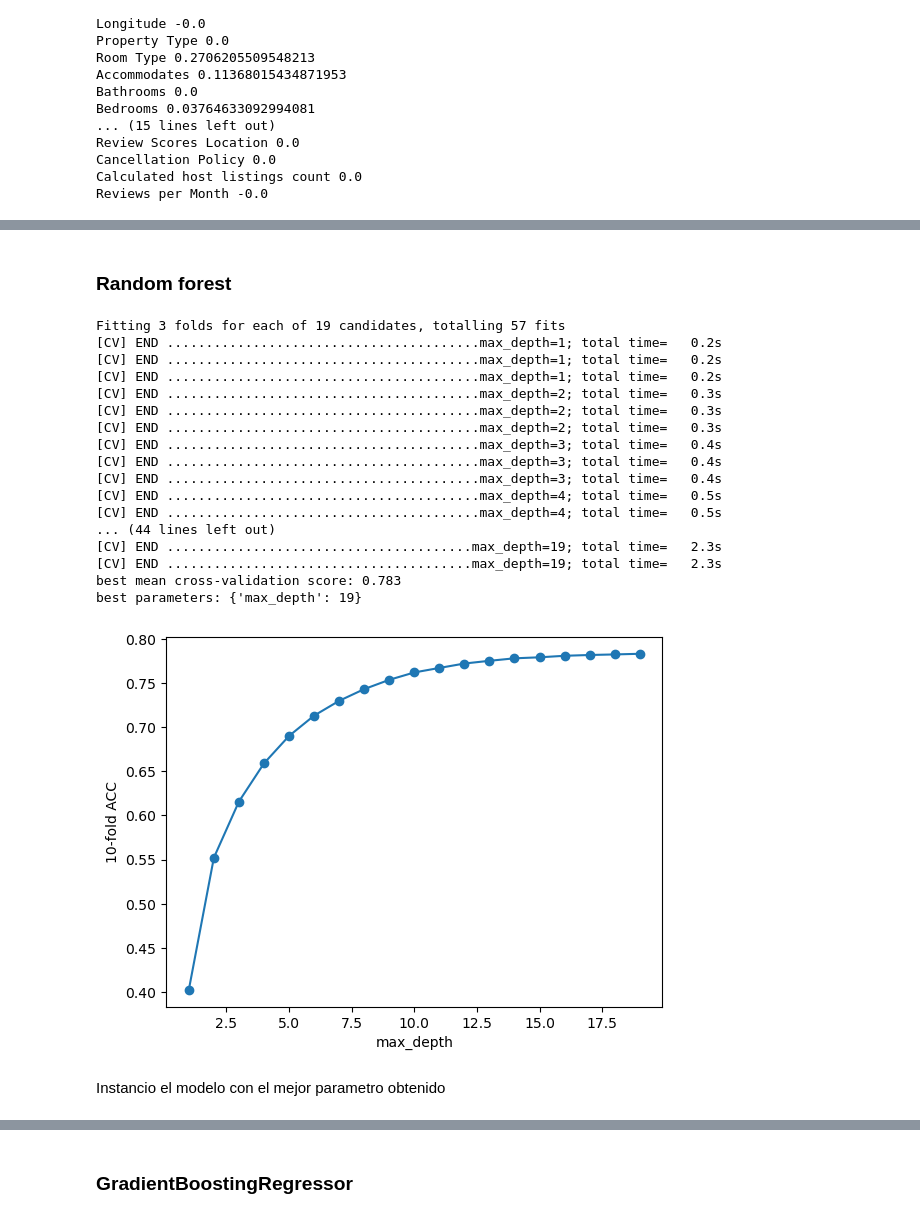
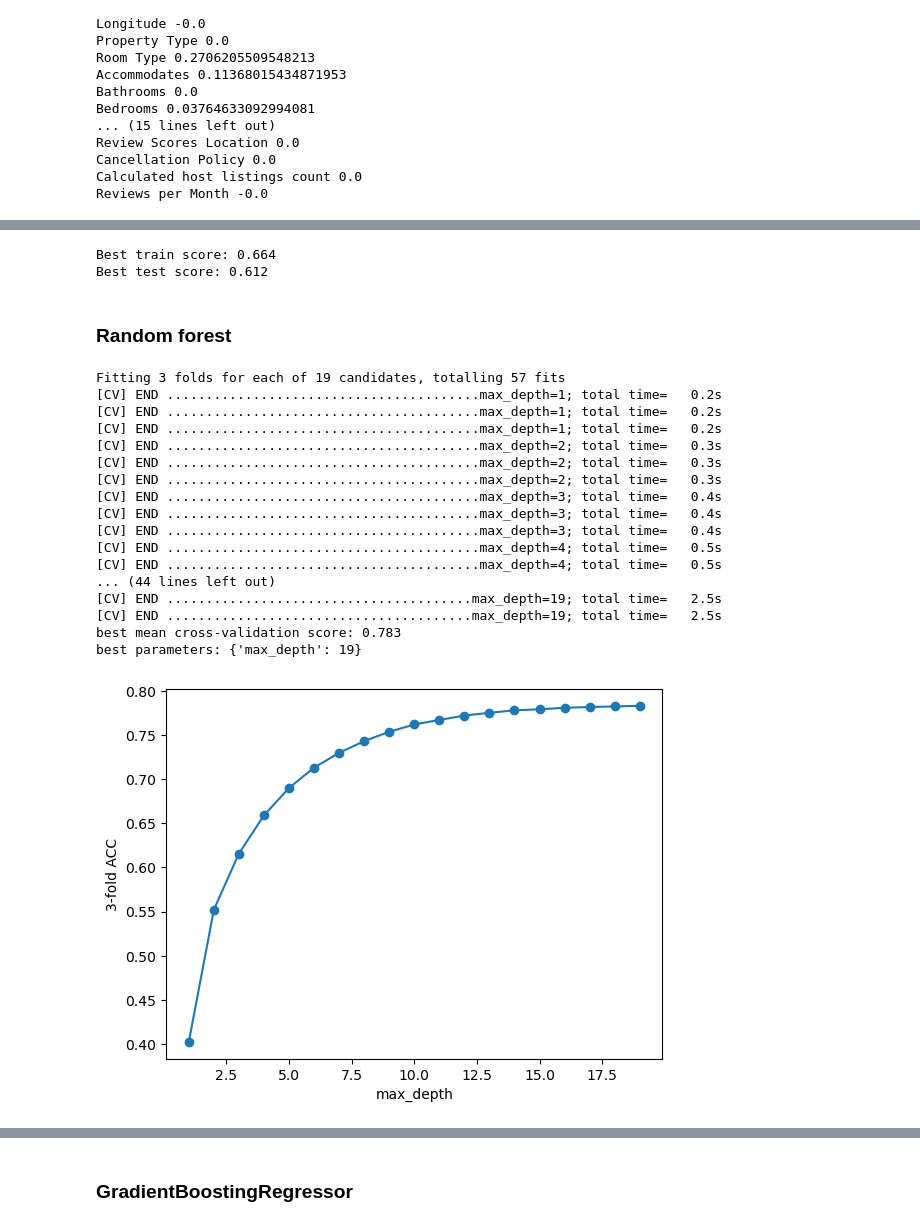
Before and after one commit to maxlloris/Practica_Machine_Learning, a Jupyter notebook: Practica_Machine_Learning_Maximo_Lloris.ipynb, the cells around one changed output, grey strips where cells are left out. Drawn from its saved outputs; the diff is of its cells as text; code cells hidden in the pictures.

```diff
--- a/Practica_Machine_Learning_Maximo_Lloris.ipynb
+++ b/Practica_Machine_Learning_Maximo_Lloris.ipynb
@@ -1021,3 +1039,15 @@ Reviews per Month -0.0
+# %%
+n_neighbours = grid.best_params_['n_neighbors']
+knn = KNeighborsRegressor(n_neighbors= n_neighbours).fit(X_train, y_train)
+
+train_score = knn.score(X_train, y_train)
+test_score = knn.score(X_test, y_test)
+
+print("Best train score: {:.3f}".format(train_score))
+print("Best test score: {:.3f}".format(test_score))
+# %% [output]
+Best train score: 0.664
+Best test score: 0.612
 # %% [markdown]
 ### Random forest
 # %%
@@ -1026,39 +1056,37 @@ from sklearn.ensemble import RandomForestRegressor
 maxDepth = range(1,20)
 tuned_parameters = {'max_depth': maxDepth}
 
 grid = GridSearchCV(RandomForestRegressor(random_state=0, n_estimators=200, max_features='sqrt'), param_grid=tuned_parameters,cv=3, verbose=2)
 grid.fit(X_train, y_train)
 
 print("best mean cross-validation score: {:.3f}".format(grid.best_score_))
 print("best parameters: {}".format(grid.best_params_))
 
 scores = np.array(grid.cv_results_['mean_test_score'])
 plt.plot(maxDepth,scores,'-o')
 plt.xlabel('max_depth')
-plt.ylabel('10-fold ACC')
+plt.ylabel('3-fold ACC')
 
 plt.show()
 # %% [output]
 Fitting 3 folds for each of 19 candidates, totalling 57 fits
 [CV] END ........................................max_depth=1; total time=   0.2s
 [CV] END ........................................max_depth=1; total time=   0.2s
 [CV] END ........................................max_depth=1; total time=   0.2s
 [CV] END ........................................max_depth=2; total time=   0.3s
 [CV] END ........................................max_depth=2; total time=   0.3s
 [CV] END ........................................max_depth=2; total time=   0.3s
 [CV] END ........................................max_depth=3; total time=   0.4s
 [CV] END ........................................max_depth=3; total time=   0.4s
 [CV] END ........................................max_depth=3; total time=   0.4s
 [CV] END ........................................max_depth=4; total time=   0.5s
 [CV] END ........................................max_depth=4; total time=   0.5s
 ... (44 lines left out)
-[CV] END .......................................max_depth=19; total time=   2.3s
-[CV] END .......................................max_depth=19; total time=   2.3s
+[CV] END .......................................max_depth=19; total time=   2.5s
+[CV] END .......................................max_depth=19; total time=   2.5s
 best mean cross-validation score: 0.783
 best parameters: {'max_depth': 19}
-[figure, old version]
+[figure, new version]
-# %% [markdown]
-Instancio el modelo con el mejor parametro obtenido
 # %%
 maxDepthOptimo = grid.best_params_['max_depth']
 randomForest = RandomForestRegressor(max_depth=maxDepthOptimo,n_estimators=200,max_features='sqrt').fit(X_train,y_train)
```
Also changed, not shown: parts of 30 cells of this notebook, 1 other file.
